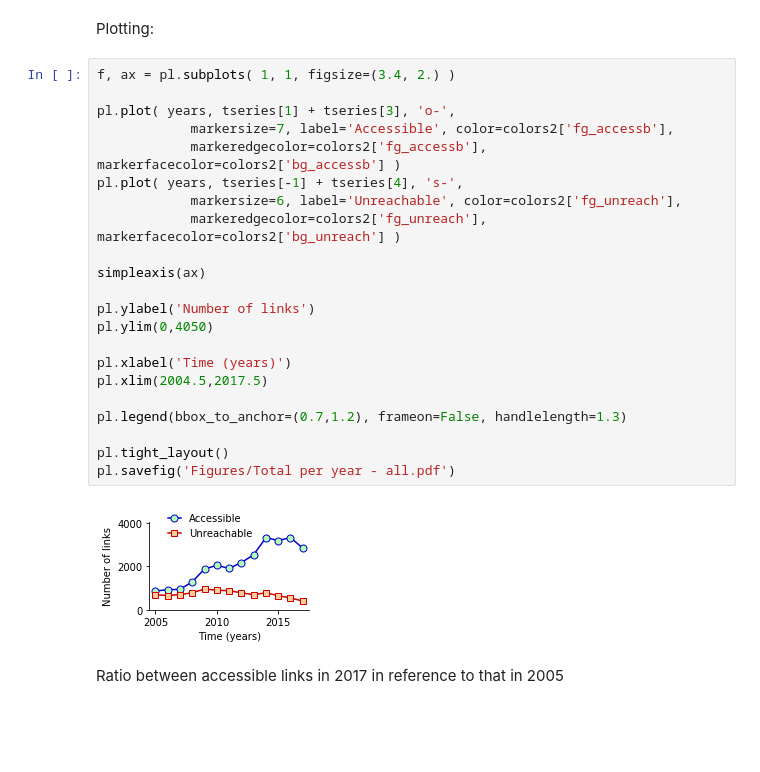
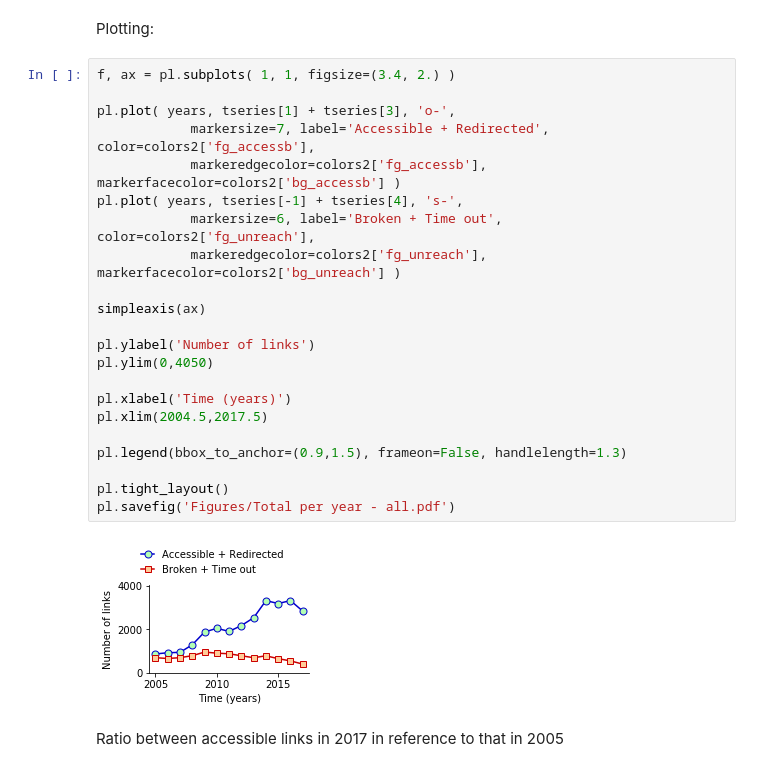
Before and after one commit to xubeisi/good.software, a Jupyter notebook: analysis/Figures using links.ipynb, the cells around one changed output. Drawn from its saved outputs; the diff is of its cells as text; blank space fills up the shorter version.

```diff
--- a/analysis/Figures using links.ipynb
+++ b/analysis/Figures using links.ipynb
@@ -383,27 +383,27 @@ Plotting:
 # %%
 f, ax = pl.subplots( 1, 1, figsize=(3.4, 2.) )
 
 pl.plot( years, tseries[1] + tseries[3], 'o-',
-            markersize=7, label='Accessible', color=colors2['fg_accessb'],
+            markersize=7, label='Accessible + Redirected', color=colors2['fg_accessb'],
             markeredgecolor=colors2['fg_accessb'], markerfacecolor=colors2['bg_accessb'] )
 pl.plot( years, tseries[-1] + tseries[4], 's-',
-            markersize=6, label='Unreachable', color=colors2['fg_unreach'],
+            markersize=6, label='Broken + Time out', color=colors2['fg_unreach'],
             markeredgecolor=colors2['fg_unreach'], markerfacecolor=colors2['bg_unreach'] )
 
 simpleaxis(ax)
 
 pl.ylabel('Number of links')
 pl.ylim(0,4050)
 
 pl.xlabel('Time (years)')
 pl.xlim(2004.5,2017.5)
 
-pl.legend(bbox_to_anchor=(0.7,1.2), frameon=False, handlelength=1.3)
+pl.legend(bbox_to_anchor=(0.9,1.5), frameon=False, handlelength=1.3)
 
 pl.tight_layout()
 pl.savefig('Figures/Total per year - all.pdf')
 # %% [output]
-[figure, old version]
+[figure, new version]
 # %% [markdown]
 Ratio between accessible links in 2017 in reference to that in 2005
 # %%
```
Also changed, not shown: parts of 24 cells of this notebook, 12 other files.
